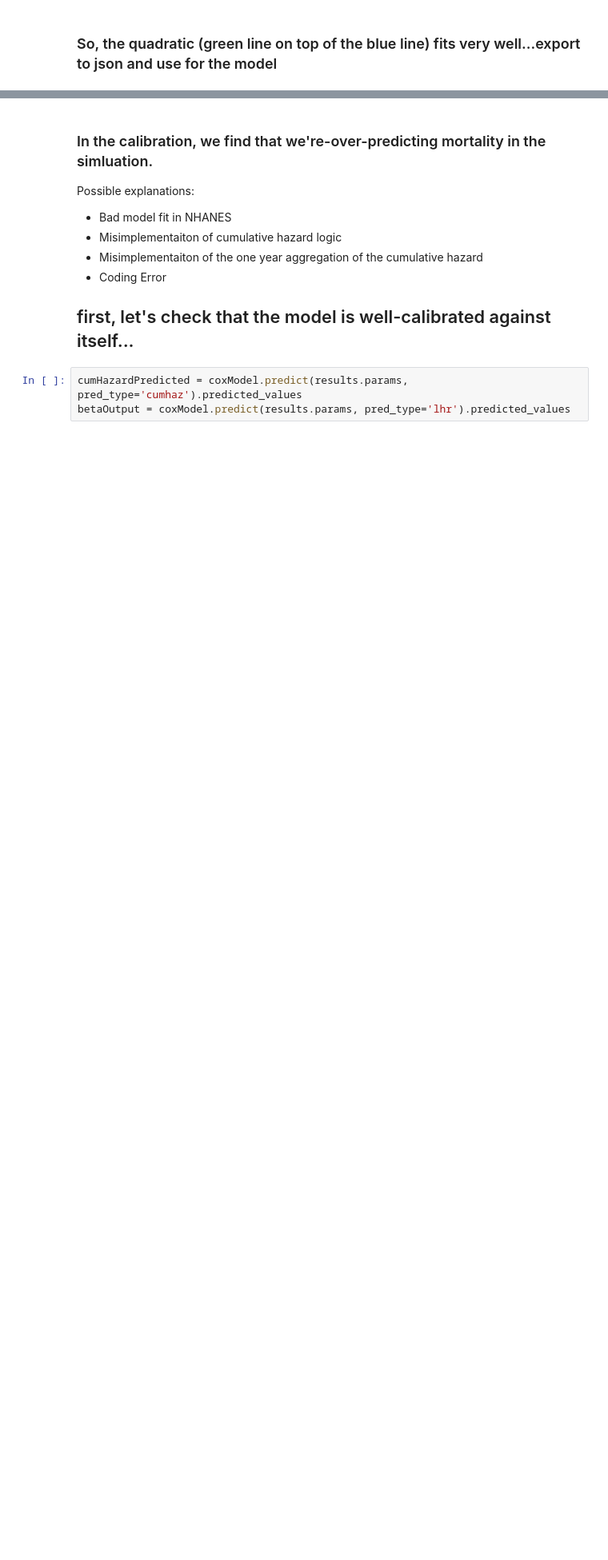
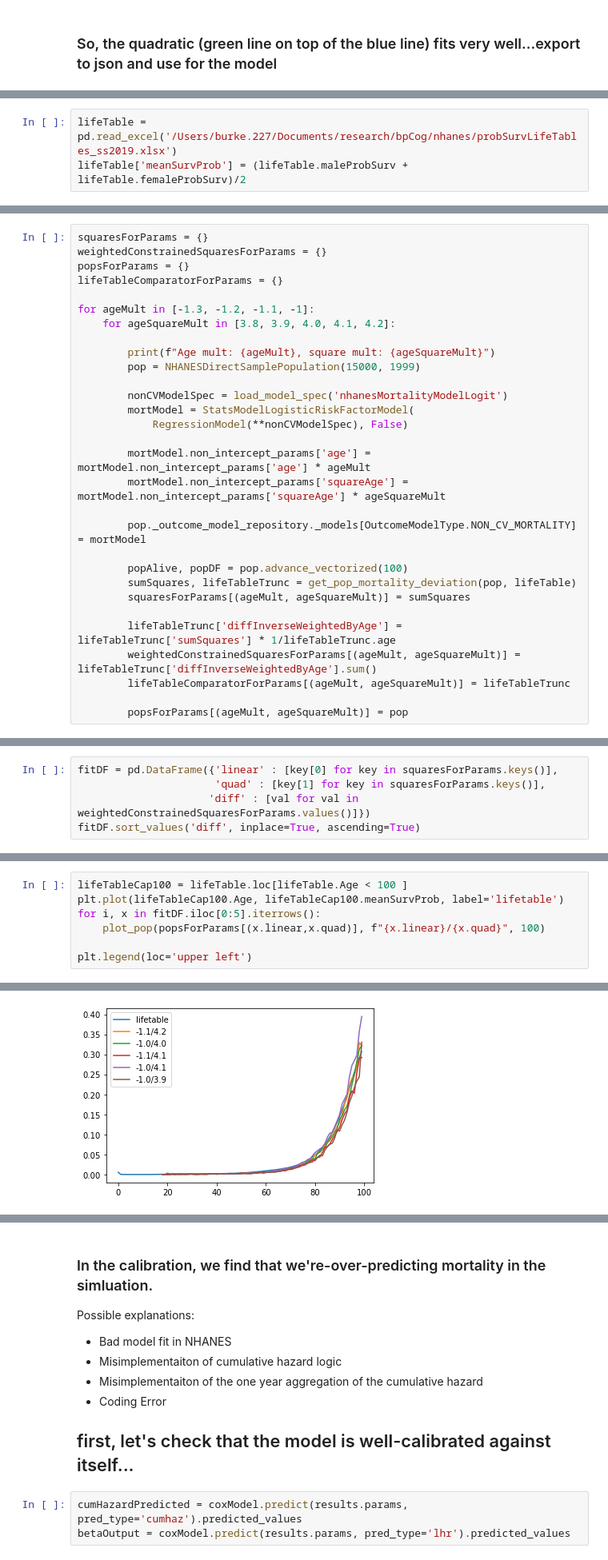
Before and after one commit to jburke5/microsimNHANES, a Jupyter notebook: buildNHANESMortalityModel.ipynb, the cells around one changed output, grey strips where cells are left out. Shown at 80% size. Saved outputs shown, nothing was run; the diff lists cells and outputs as text; blank space fills up the shorter version.

```diff
--- a/buildNHANESMortalityModel.ipynb
+++ b/buildNHANESMortalityModel.ipynb
@@ -168,0 +470,3 @@ coxModelExport.write_json(os.path.abspath("../mcm/mcm/data/nhanesMortalityModelS
+# %%
+lifeTable = pd.read_excel('/Users/burke.227/Documents/research/bpCog/nhanes/probSurvLifeTables_ss2019.xlsx')
+lifeTable['meanSurvProb'] = (lifeTable.maleProbSurv + lifeTable.femaleProbSurv)/2
@@ -168,0 +519,30 @@ coxModelExport.write_json(os.path.abspath("../mcm/mcm/data/nhanesMortalityModelS
+# %%
+squaresForParams = {}
+weightedConstrainedSquaresForParams = {}
+popsForParams = {}
+lifeTableComparatorForParams = {}
+
+for ageMult in [-1.3, -1.2, -1.1, -1]:
+    for ageSquareMult in [3.8, 3.9, 4.0, 4.1, 4.2]:
+
+        print(f"Age mult: {ageMult}, square mult: {ageSquareMult}")
+        pop = NHANESDirectSamplePopulation(15000, 1999)
+
+        nonCVModelSpec = load_model_spec('nhanesMortalityModelLogit')
+        mortModel = StatsModelLogisticRiskFactorModel(
+            RegressionModel(**nonCVModelSpec), False)
+
+        mortModel.non_intercept_params['age'] = mortModel.non_intercept_params['age'] * ageMult
+        mortModel.non_intercept_params['squareAge'] = mortModel.non_intercept_params['squareAge'] * ageSquareMult
+
+        pop._outcome_model_repository._models[OutcomeModelType.NON_CV_MORTALITY] = mortModel
+
+        popAlive, popDF = pop.advance_vectorized(100)
+        sumSquares, lifeTableTrunc = get_pop_mortality_deviation(pop, lifeTable)
+        squaresForParams[(ageMult, ageSquareMult)] = sumSquares
+
+        lifeTableTrunc['diffInverseWeightedByAge'] = lifeTableTrunc['sumSquares'] * 1/lifeTableTrunc.age
+        weightedConstrainedSquaresForParams[(ageMult, ageSquareMult)] = lifeTableTrunc['diffInverseWeightedByAge'].sum()
+        lifeTableComparatorForParams[(ageMult, ageSquareMult)] = lifeTableTrunc
+
+        popsForParams[(ageMult, ageSquareMult)] = pop
@@ -168,0 +659,5 @@ coxModelExport.write_json(os.path.abspath("../mcm/mcm/data/nhanesMortalityModelS
+# %%
+fitDF = pd.DataFrame({'linear' : [key[0] for key in squaresForParams.keys()],
+                      'quad' : [key[1] for key in squaresForParams.keys()],
+                     'diff' : [val for val in weightedConstrainedSquaresForParams.values()]})
+fitDF.sort_values('diff', inplace=True, ascending=True)
@@ -168,0 +674,8 @@ coxModelExport.write_json(os.path.abspath("../mcm/mcm/data/nhanesMortalityModelS
+# %%
+lifeTableCap100 = lifeTable.loc[lifeTable.Age < 100 ]
+plt.plot(lifeTableCap100.Age, lifeTableCap100.meanSurvProb, label='lifetable')
+for i, x in fitDF.iloc[0:5].iterrows():
+    plot_pop(popsForParams[(x.linear,x.quad)], f"{x.linear}/{x.quad}", 100)
+
+plt.legend(loc='upper left')
+# %% [output]
@@ -168,0 +683 @@ coxModelExport.write_json(os.path.abspath("../mcm/mcm/data/nhanesMortalityModelS
+[figure, added]
```
Also changed, not shown: parts of 86 cells of this notebook, 13 other files.
